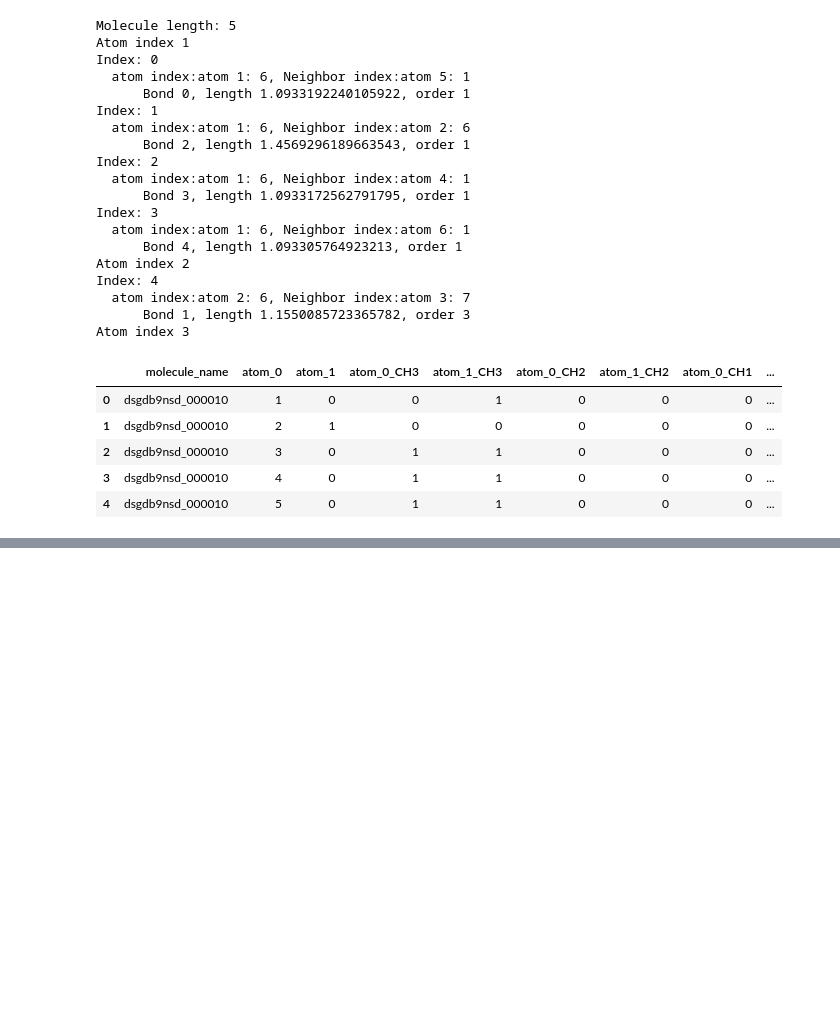
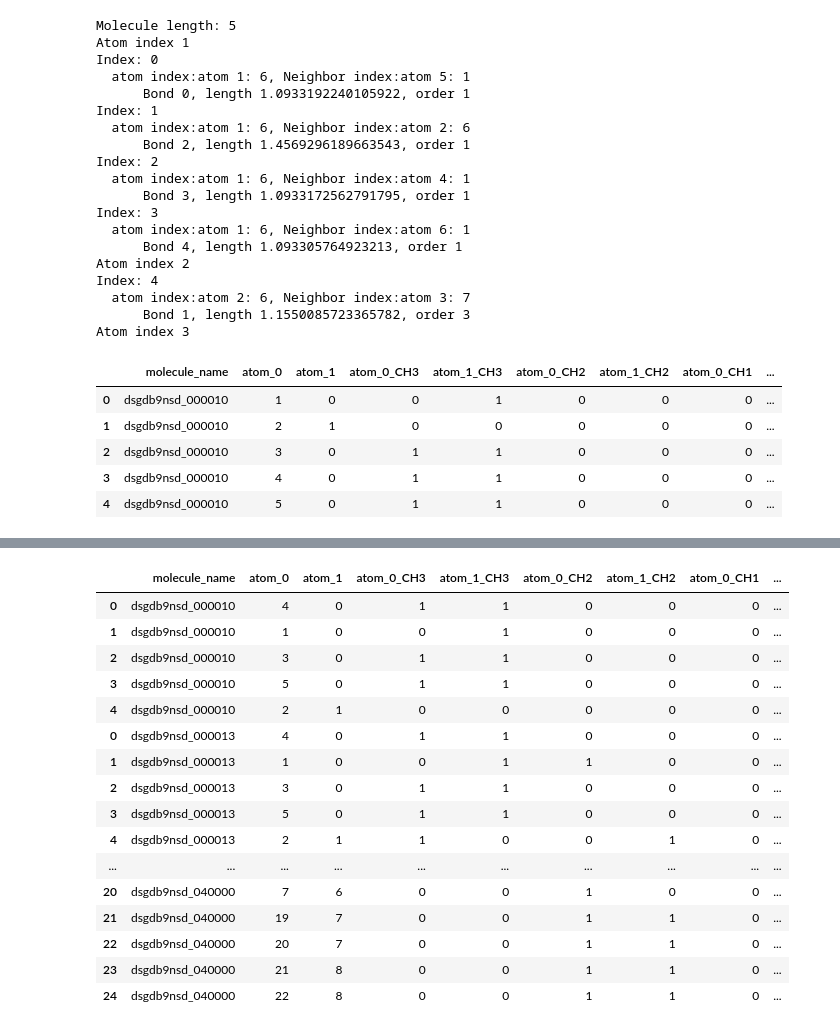
Before and after one commit to johngreibelarsen/predicting-molecular-properties, a Jupyter notebook: basic_feature_engineering_v6.ipynb, the cells around one changed output, grey strips where cells are left out. Drawn from its saved outputs; the diff is of its cells as text; code cells hidden in the pictures; blank space fills up the shorter version.

Commit message:
Restructuring the code for creating a oytput dataframe with all molecule data

```diff
--- a/basic_feature_engineering_v6.ipynb
+++ b/basic_feature_engineering_v6.ipynb
@@ -885,0 +1179,26 @@ df.head(30)
+# %%
+#%%timeit
+dfs = []
+mol_attributes_map = describe_molecule('dsgdb9nsd_000010')
+test_df1 = create_molecule_df(mol_attributes_map)
+dfs.append(test_df1)
+
+mol_attributes_map = describe_molecule('dsgdb9nsd_000013')
+test_df2 = create_molecule_df(mol_attributes_map)
+dfs.append(test_df2)
+
+mol_attributes_map = describe_molecule('dsgdb9nsd_000050')
+test_df3 = create_molecule_df(mol_attributes_map)
+dfs.append(test_df3)
+
+mol_attributes_map = describe_molecule('dsgdb9nsd_010000')
+test_df4 = create_molecule_df(mol_attributes_map)
+dfs.append(test_df4)
+
+mol_attributes_map = describe_molecule('dsgdb9nsd_040000')
+test_df5 = create_molecule_df(mol_attributes_map)
+dfs.append(test_df5)
+
+merged = pd.concat(dfs)
+
+#test_df.head(10)
@@ -885,0 +1223,20 @@ df.head(30)
+# %%
+merged.head(200)
+# %% [output]
+|  | molecule_name | atom_0 | atom_1 | atom_0_CH3 | atom_1_CH3 | atom_0_CH2 | atom_1_CH2 | atom_0_CH1 | ... |
+| 0 | dsgdb9nsd_000010 | 4 | 0 | 1 | 1 | 0 | 0 | 0 | ... |
+| 1 | dsgdb9nsd_000010 | 1 | 0 | 0 | 1 | 0 | 0 | 0 | ... |
+| 2 | dsgdb9nsd_000010 | 3 | 0 | 1 | 1 | 0 | 0 | 0 | ... |
+| 3 | dsgdb9nsd_000010 | 5 | 0 | 1 | 1 | 0 | 0 | 0 | ... |
+| 4 | dsgdb9nsd_000010 | 2 | 1 | 0 | 0 | 0 | 0 | 0 | ... |
+| 0 | dsgdb9nsd_000013 | 4 | 0 | 1 | 1 | 0 | 0 | 0 | ... |
+| 1 | dsgdb9nsd_000013 | 1 | 0 | 0 | 1 | 1 | 0 | 0 | ... |
+| 2 | dsgdb9nsd_000013 | 3 | 0 | 1 | 1 | 0 | 0 | 0 | ... |
+| 3 | dsgdb9nsd_000013 | 5 | 0 | 1 | 1 | 0 | 0 | 0 | ... |
+| 4 | dsgdb9nsd_000013 | 2 | 1 | 1 | 0 | 0 | 1 | 0 | ... |
+| ... | ... | ... | ... | ... | ... | ... | ... | ... | ... |
+| 20 | dsgdb9nsd_040000 | 7 | 6 | 0 | 0 | 1 | 0 | 0 | ... |
+| 21 | dsgdb9nsd_040000 | 19 | 7 | 0 | 0 | 1 | 1 | 0 | ... |
+| 22 | dsgdb9nsd_040000 | 20 | 7 | 0 | 0 | 1 | 1 | 0 | ... |
+| 23 | dsgdb9nsd_040000 | 21 | 8 | 0 | 0 | 1 | 1 | 0 | ... |
+| 24 | dsgdb9nsd_040000 | 22 | 8 | 0 | 0 | 1 | 1 | 0 | ... |
```
Also changed, not shown: parts of 4 cells of this notebook.
